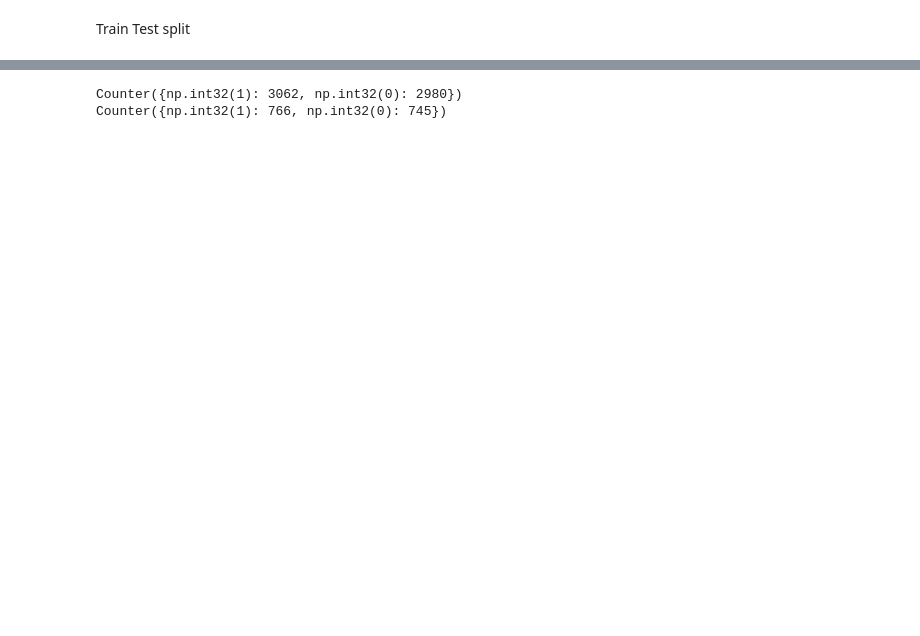
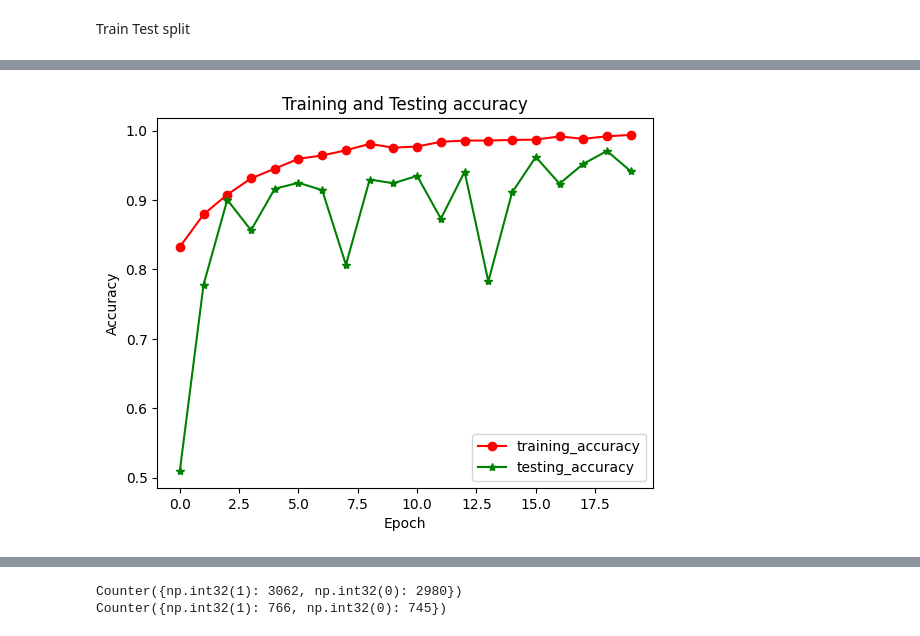
Before and after one commit to DataDrivenAkanksha/deep_learning_facemask_detection, a Jupyter notebook: Face_Mask_detection.ipynb, the cells around one changed output, grey strips where cells are left out. Saved outputs shown, nothing was run; the diff lists cells and outputs as text; code cells hidden in the pictures; blank space fills up the shorter version.

```diff
--- a/Face_Mask_detection.ipynb
+++ b/Face_Mask_detection.ipynb
@@ -168 +178,11 @@ Epoch 20/20
+# %%
+plt.plot(history.history['accuracy'],label='training_accuracy',marker='o',color='red')
+plt.plot(history.history['val_accuracy'],label='testing_accuracy',marker='*',color='green')
+plt.title('Training and Testing accuracy')
+plt.xlabel('Epoch')
+plt.ylabel('Accuracy')
+plt.legend()
+plt.show()
+# %% [output]
+[figure, added]
 # %%
```
Also changed, not shown: parts of 36 cells of this notebook.
